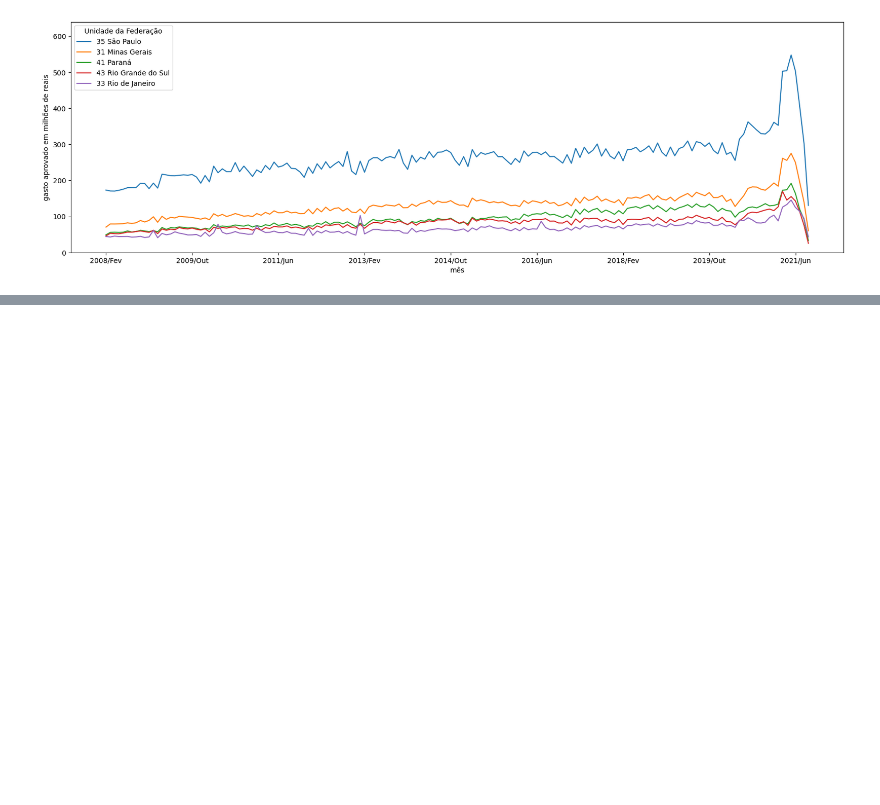
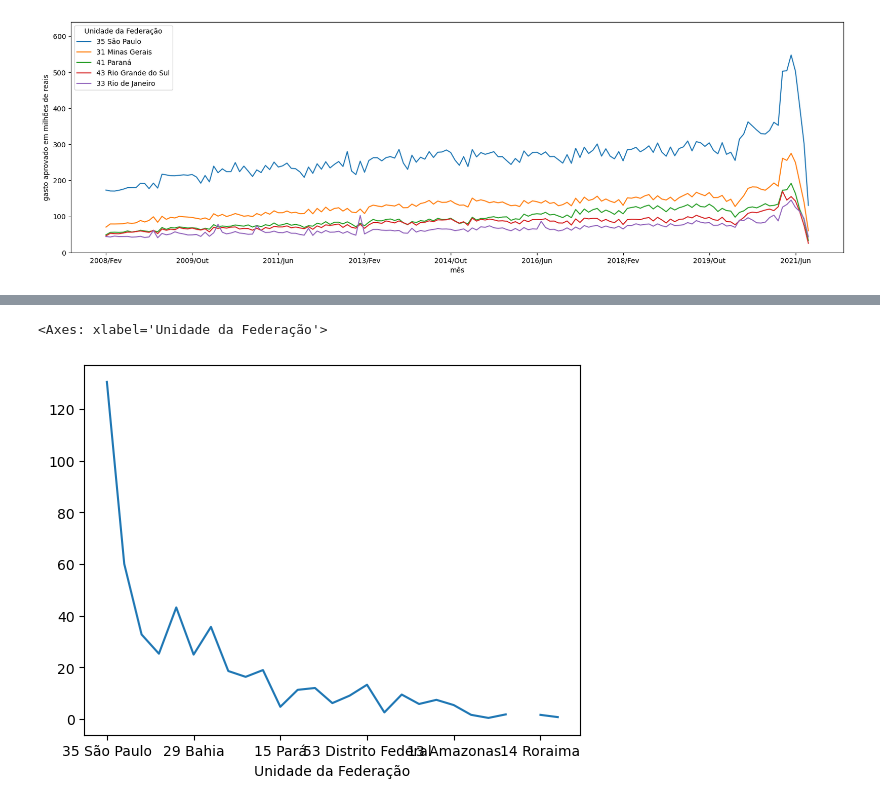
Before and after one commit to raulrosapacheco/pos-data-analytics-fiap, a Jupyter notebook: anotacoes/fase-1/analise-exploratoria-dados/producao-hospitalar.ipynb, the cells around one changed output, grey strips where cells are left out. Cells and saved outputs as stored; diff of their text form; code cells hidden in the pictures; blank space fills up the shorter version.

```diff
--- a/anotacoes/fase-1/analise-exploratoria-dados/producao-hospitalar.ipynb
+++ b/anotacoes/fase-1/analise-exploratoria-dados/producao-hospitalar.ipynb
@@ -663,0 +655,3 @@ Desafio: colocar uma grade (grid) horizontal e vertical que não seja intrusivo.
+# %%
+mes_mais_recente = ordenados_por_total.columns[-1]
+mes_mais_recente
@@ -663,0 +660,3 @@ Desafio: colocar uma grade (grid) horizontal e vertical que não seja intrusivo.
+# %%
+gastos_do_mais_recente = ordenados_por_total[mes_mais_recente]
+gastos_do_mais_recente.head()
@@ -663,0 +671,5 @@ Desafio: colocar uma grade (grid) horizontal e vertical que não seja intrusivo.
+# %%
+gastos_do_mais_recente.plot()
+# %% [output]
+<Axes: xlabel='Unidade da Federação'>
+[figure, added]
```
Also changed, not shown: parts of 19 cells of this notebook.
